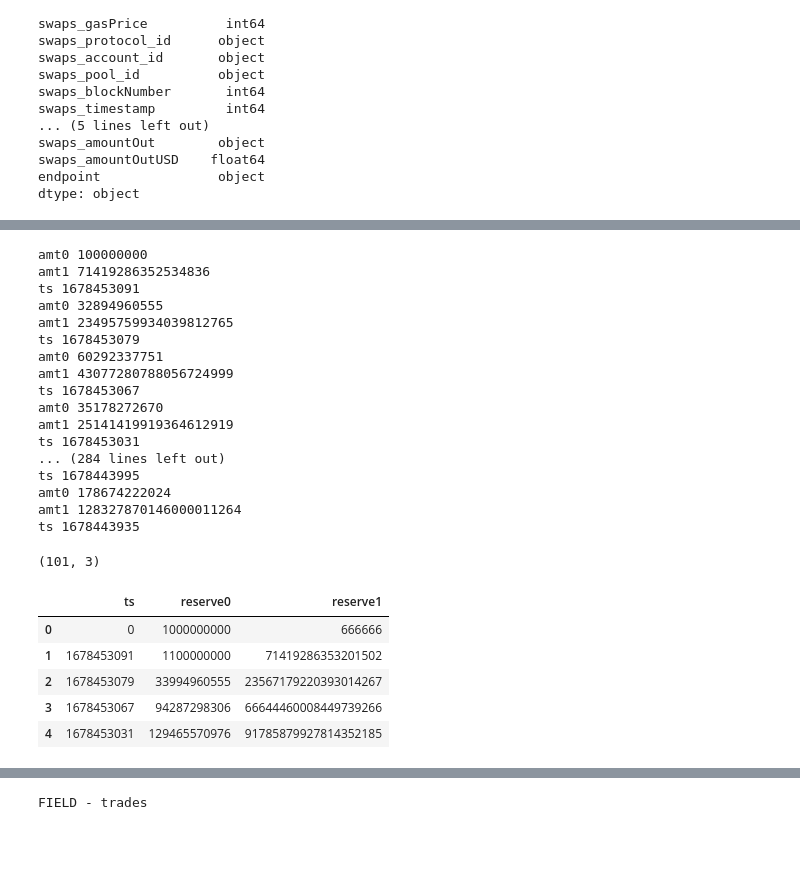
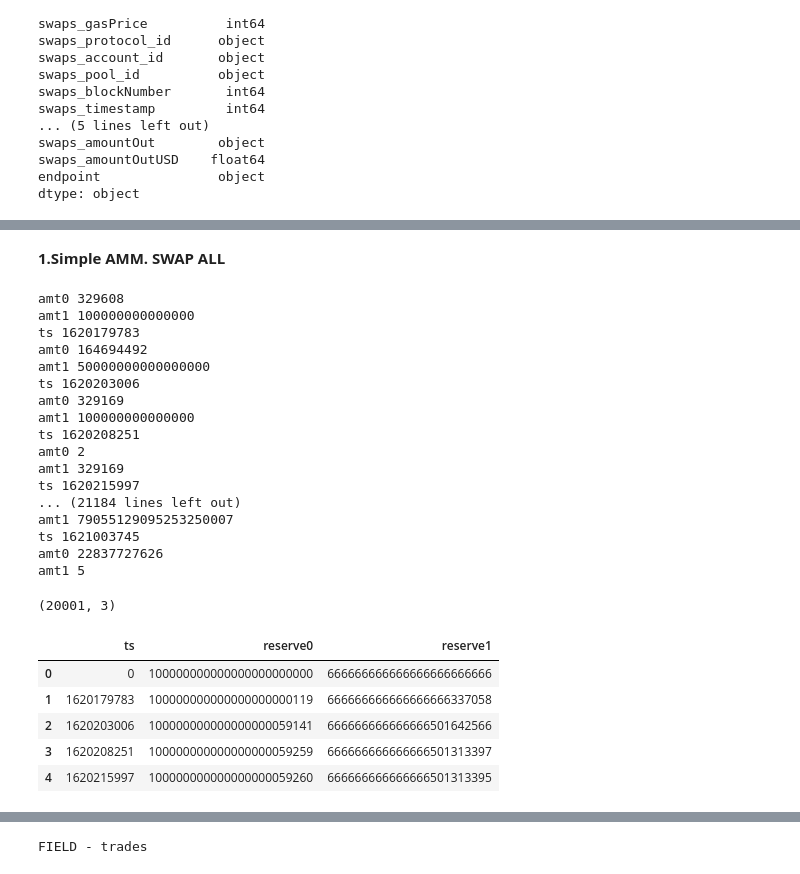
Before and after one commit to mohammed7s/Feedlot, a Jupyter notebook: forum_surplus_study/sim/simulation_basic.ipynb, the cells around one changed output, grey strips where cells are left out. Cells and saved outputs as stored; diff of their text form; code cells hidden in the pictures; blank space fills up the shorter version.

```diff
--- a/forum_surplus_study/sim/simulation_basic.ipynb
+++ b/forum_surplus_study/sim/simulation_basic.ipynb
@@ -63,0 +71,2 @@ uni_swaps_df.head(5)
+# %% [markdown]
+**1.Simple AMM. SWAP ALL**
@@ -83,22 +95,22 @@ for index, row in uni_swaps_df.iterrows():
     print('ts', ts)
 
     # Run the swap function on the AMM pool
-    feedlot.swap(amt0, amt1, ts)
+    feedlot1.swap(amt0, amt1, ts)
 # %% [output]
-amt0 100000000
-amt1 71419286352534836
-ts 1678453091
-amt0 32894960555
-amt1 23495759934039812765
-ts 1678453079
-amt0 60292337751
-amt1 43077280788056724999
-ts 1678453067
-amt0 35178272670
-amt1 25141419919364612919
-ts 1678453031
-... (284 lines left out)
-ts 1678443995
-amt0 178674222024
-amt1 128327870146000011264
-ts 1678443935
+amt0 329608
+amt1 100000000000000
+ts 1620179783
+amt0 164694492
+amt1 50000000000000000
+ts 1620203006
+amt0 329169
+amt1 100000000000000
+ts 1620208251
+amt0 2
+amt1 329169
+ts 1620215997
+... (21184 lines left out)
+amt1 79055129095253250007
+ts 1621003745
+amt0 22837727626
+amt1 5
@@ -108,13 +119,13 @@ df = pd.DataFrame(feedlot.history)
 # %%
-df.shape
+results.shape
 # %% [output]
-(101, 3)
+(20001, 3)
 # %%
-df.head(5)
+results.head(5)
 # %% [output]
 |  | ts | reserve0 | reserve1 |
-| 0 | 0 | 1000000000 | 666666 |
-| 1 | 1678453091 | 1100000000 | 71419286353201502 |
-| 2 | 1678453079 | 33994960555 | 23567179220393014267 |
-| 3 | 1678453067 | 94287298306 | 66644460008449739266 |
-| 4 | 1678453031 | 129465570976 | 91785879927814352185 |
+| 0 | 0 | 100000000000000000000000 | 666666666666666666666666 |
+| 1 | 1620179783 | 100000000000000000000119 | 666666666666666666337058 |
+| 2 | 1620203006 | 100000000000000000059141 | 666666666666666501642566 |
+| 3 | 1620208251 | 100000000000000000059259 | 666666666666666501313397 |
+| 4 | 1620215997 | 100000000000000000059260 | 666666666666666501313395 |
```
Also changed, not shown: parts of 38 cells of this notebook.
